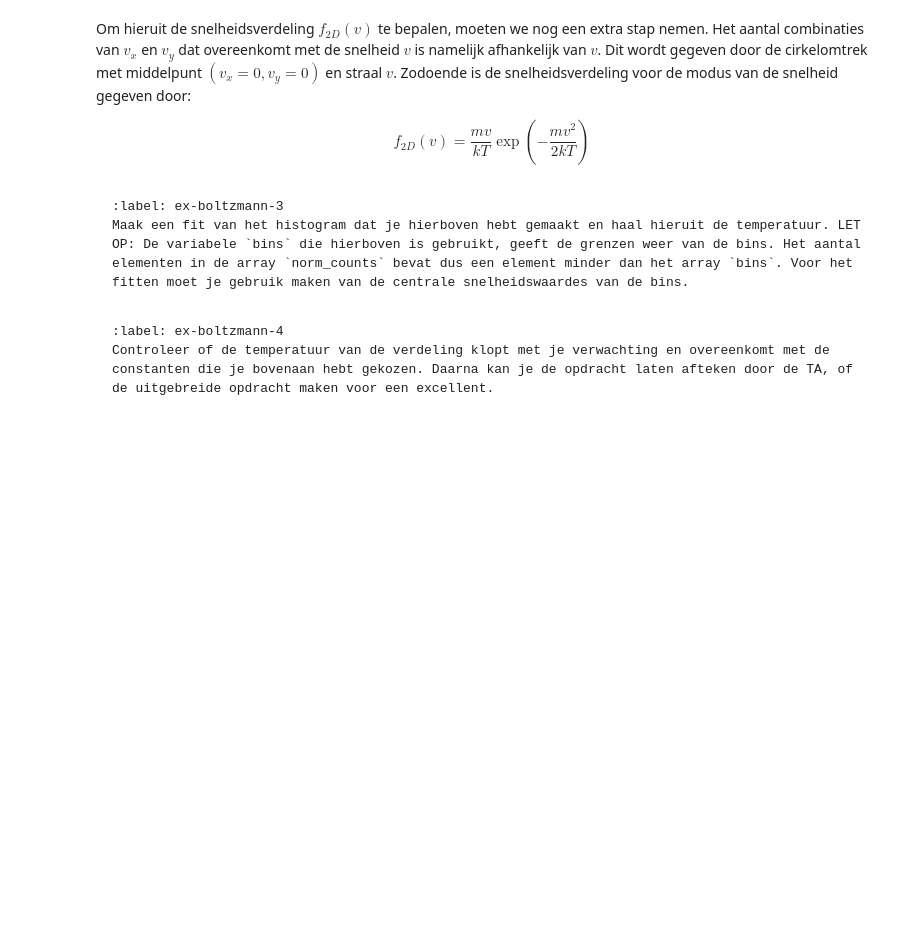
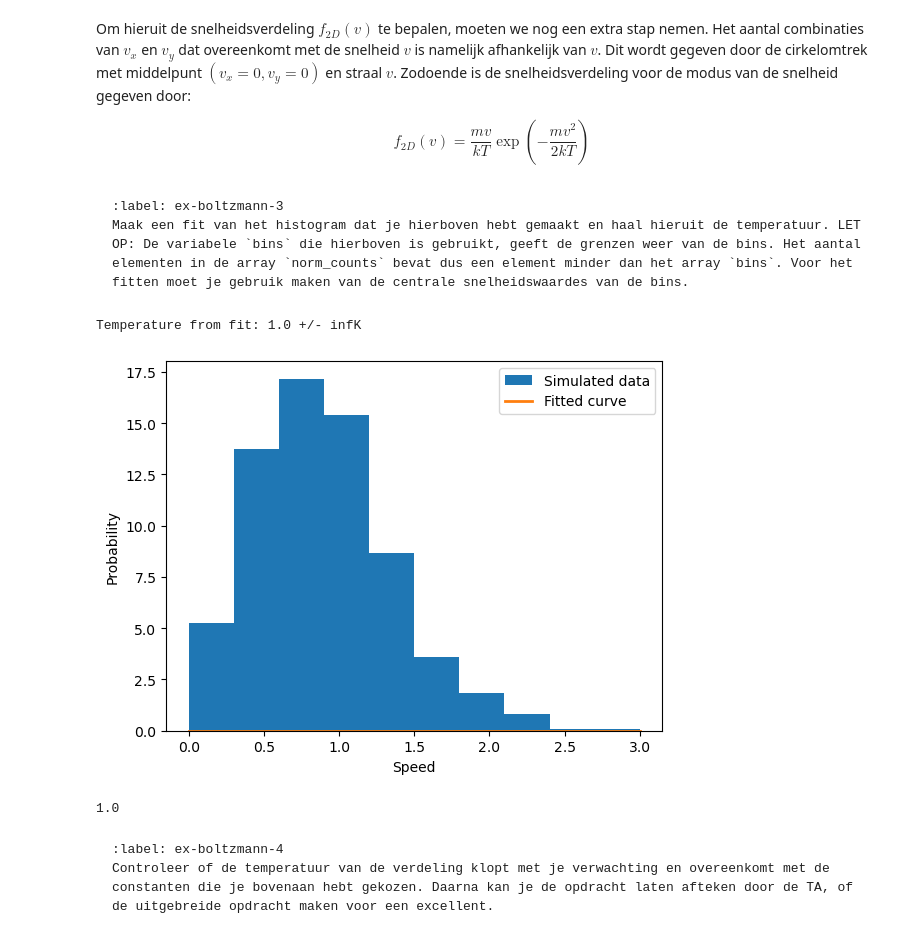
Before and after one commit to Casper-ctrl-alt-delete/Groep-13, a Jupyter notebook: Content/PySim/6_boltzmann.ipynb, the cells around one changed output. Drawn from its saved outputs; the diff is of its cells as text; code cells hidden in the pictures; blank space fills up the shorter version.

````diff
--- a/Content/PySim/6_boltzmann.ipynb
+++ b/Content/PySim/6_boltzmann.ipynb
@@ -351,9 +351,39 @@ Maak een fit van het histogram dat je hierboven hebt gemaakt en haal hieruit de
 ```
 # %%
 #your code/answer
-def f_2D(particles,T):
+from scipy.optimize import curve_fit
+m = particles[0].m #masa van een deeltje
+
+# Definitie van de 2D Maxwell-Boltzmann snelheidsverdeling
+def f_2D(v,T):
     k = 1.38e-23  # J/K
-    return (p.m/(k*T)) * p.v * np.exp(-p.m*p.v**2/(2*k*T))
+    return ((m*v)/(k*T)) * np.exp(-m*v**2/(2*k*T))
+
+#midden van bins bepalen
+center_speed = (bins[:-1] + bins[1:]) / 2
+
+#fit maken
+popt, pcov = curve_fit(f_2D, center_speed, norm_counts,p0=[1.0])
+fit_temp = popt[0]
+temp_error = np.sqrt(pcov[0,0])
+
+print(f"Temperature from fit: {fit_temp:.3} +/- {temp_error:.3}K")
+
+# Plotten van de resultaten
+v_fit = np.linspace(0,3*V_0,1000)
+plt.figure()
+plt.xlabel('Speed')
+plt.ylabel('Probability')
+plt.stairs(norm_counts, bins, fill='True', label='Simulated data')
+plt.plot(v_fit, f_2D(v_fit, fit_temp), lw=2, label='Fitted curve')
+plt.legend()
+plt.show()
+
+print(m)
+# %% [output]
+Temperature from fit: 1.0 +/- infK
+[figure, added]
+1.0
 # %% [markdown]
 ```{exercise}
 :label: ex-boltzmann-4
````
Also changed, not shown: parts of 5 cells of this notebook.
